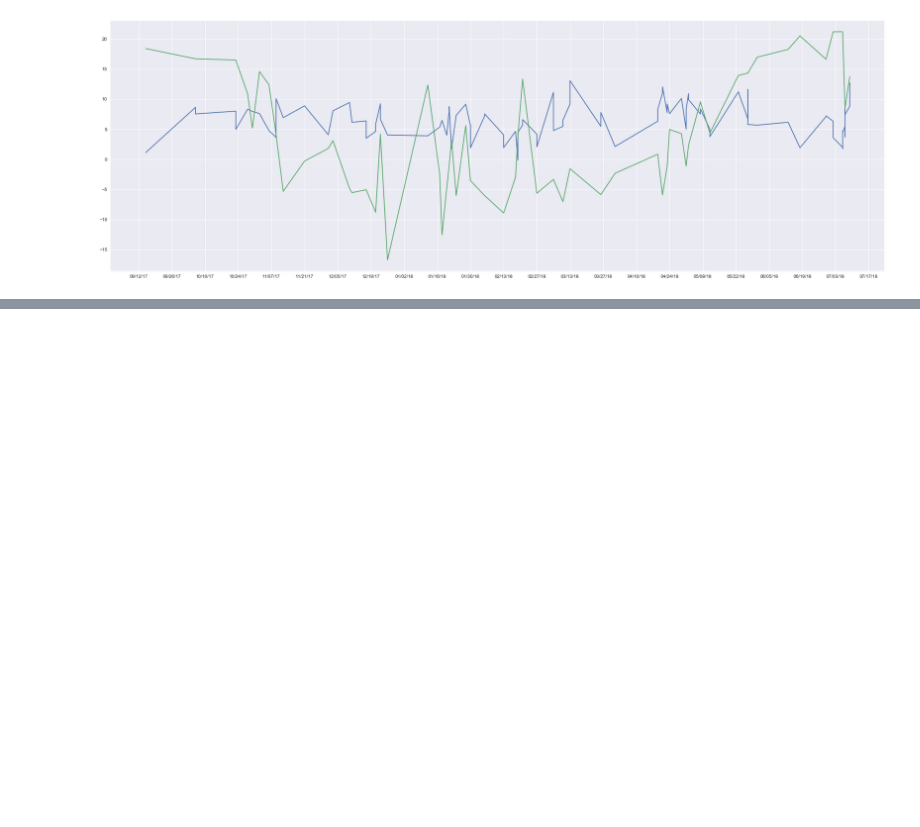
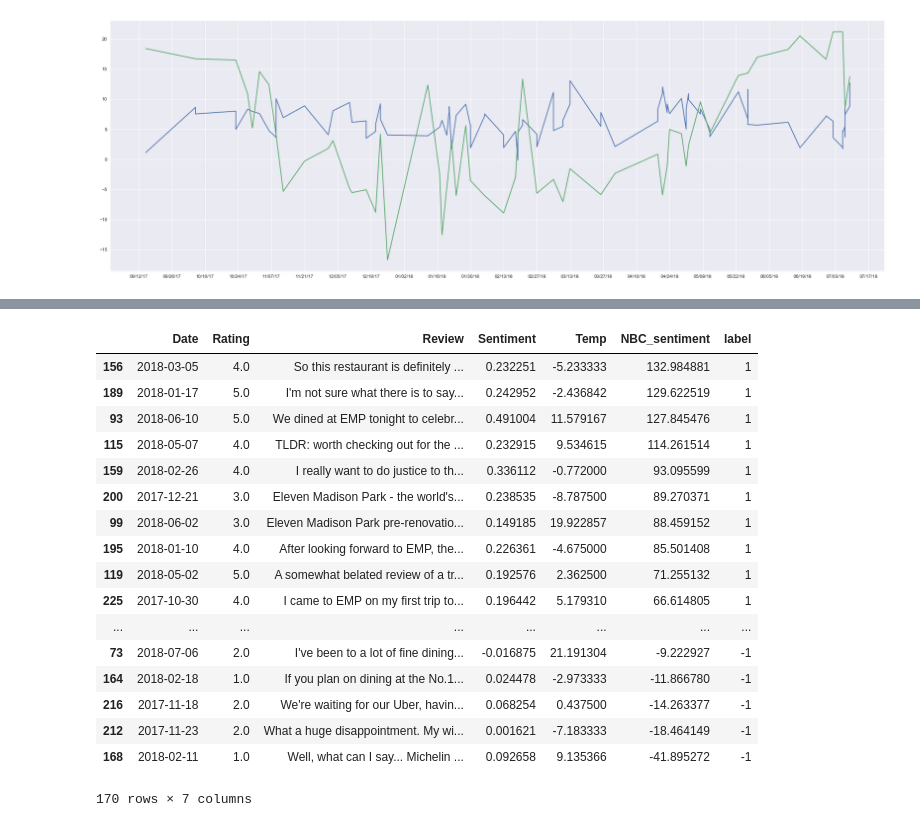
Before and after one commit to JunanQu/YELP-, a Jupyter notebook: 2950_final-2.ipynb, the cells around one changed output, grey strips where cells are left out. Drawn from its saved outputs; the diff is of its cells as text; code cells hidden in the pictures; blank space fills up the shorter version.

```diff
--- a/2950_final-2.ipynb
+++ b/2950_final-2.ipynb
@@ -567,0 +634,16 @@ plt.gca().xaxis.set_major_locator(mdates.WeekdayLocator( interval=2))
+# %%
+def smoothed_sentence_log_prob(sentence,counter,summation):
+    total_prob = 0
+    letter_pattern = re.compile("[A-Za-z']+")
+    sentence_to_words = letter_pattern.findall(sentence)
+    print(sentence_to_words)
+    for word in  sentence_to_words:
+        total_prob =total_prob+smoothed_word_log_prob(word,counter,summation)
+    return total_prob
+
+def ratio(sentence, counter, sum_of_the_counter,prob_of_rev):
+   # P(w1,w2,etc.|pos)*P(pos)
+    p_words_given_rev = smoothed_sentence_log_prob(sentence,counter,sum_of_the_counter)+log(prob_of_rev)
+    return p_words_given_rev
+    # P(w1,w2,etc.|pos)*P(pos)
+    #p_words_given_neg =smoothed_sentence_log_prob(sentence,counter,sum_of_the_counter)*log(prob_neg_rev)
@@ -567,0 +697,26 @@ plt.gca().xaxis.set_major_locator(mdates.WeekdayLocator( interval=2))
+# %%
+sort_by_nbcsent_descending["label"] = ["none"] * 170
+sort_by_nbcsent_descending.head()
+sort_by_nbcsent_descending["label"][0:60] =[1 for i in sort_by_nbcsent_descending.iloc[0:60]["NBC_sentiment"]]
+sort_by_nbcsent_descending["label"][60:121] =[0 for i in sort_by_nbcsent_descending.iloc[60:121]["NBC_sentiment"]]
+sort_by_nbcsent_descending["label"][121:170] =[-1 for i in sort_by_nbcsent_descending.iloc[121:170]["NBC_sentiment"]]
+sort_by_nbcsent_descending.head(170)
+# %% [output]
+|  | Date | Rating | Review | Sentiment | Temp | NBC_sentiment | label |
+| 156 | 2018-03-05 | 4.0 | So this restaurant is definitely ... | 0.232251 | -5.233333 | 132.984881 | 1 |
+| 189 | 2018-01-17 | 5.0 | I'm not sure what there is to say... | 0.242952 | -2.436842 | 129.622519 | 1 |
+| 93 | 2018-06-10 | 5.0 | We dined at EMP tonight to celebr... | 0.491004 | 11.579167 | 127.845476 | 1 |
+| 115 | 2018-05-07 | 4.0 | TLDR: worth checking out for the ... | 0.232915 | 9.534615 | 114.261514 | 1 |
+| 159 | 2018-02-26 | 4.0 | I really want to do justice to th... | 0.336112 | -0.772000 | 93.095599 | 1 |
+| 200 | 2017-12-21 | 3.0 | Eleven Madison Park - the world's... | 0.238535 | -8.787500 | 89.270371 | 1 |
+| 99 | 2018-06-02 | 3.0 | Eleven Madison Park pre-renovatio... | 0.149185 | 19.922857 | 88.459152 | 1 |
+| 195 | 2018-01-10 | 4.0 | After looking forward to EMP, the... | 0.226361 | -4.675000 | 85.501408 | 1 |
+| 119 | 2018-05-02 | 5.0 | A somewhat belated review of a tr... | 0.192576 | 2.362500 | 71.255132 | 1 |
+| 225 | 2017-10-30 | 4.0 | I came to EMP on my first trip to... | 0.196442 | 5.179310 | 66.614805 | 1 |
+| ... | ... | ... | ... | ... | ... | ... | ... |
+| 73 | 2018-07-06 | 2.0 | I've been to a lot of fine dining... | -0.016875 | 21.191304 | -9.222927 | -1 |
+| 164 | 2018-02-18 | 1.0 | If you plan on dining at the No.1... | 0.024478 | -2.973333 | -11.866780 | -1 |
+| 216 | 2017-11-18 | 2.0 | We're waiting for our Uber, havin... | 0.068254 | 0.437500 | -14.263377 | -1 |
+| 212 | 2017-11-23 | 2.0 | What a huge disappointment. My wi... | 0.001621 | -7.183333 | -18.464149 | -1 |
+| 168 | 2018-02-11 | 1.0 | Well, what can I say... Michelin ... | 0.092658 | 9.135366 | -41.895272 | -1 |
+170 rows × 7 columns
```
Also changed, not shown: parts of 16 cells of this notebook, 3 other files.
